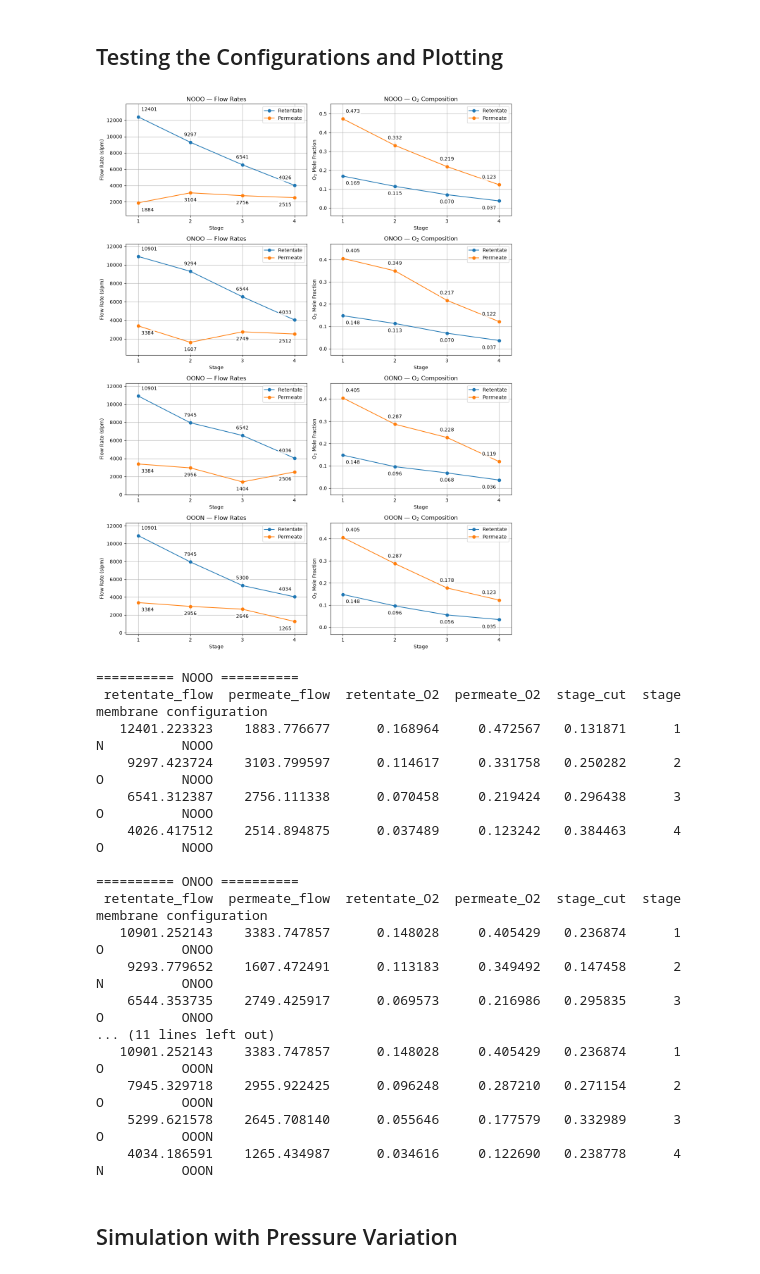
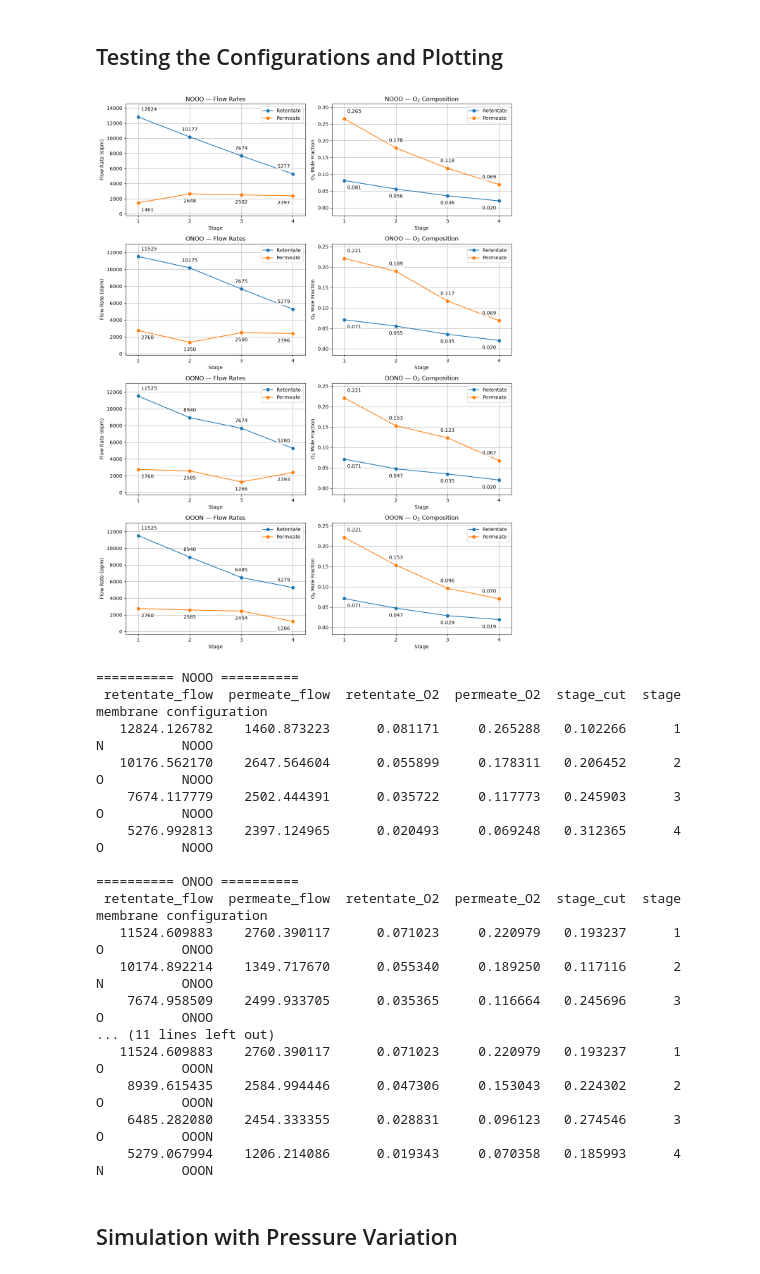
Before and after one commit to loukaab/ECHE362-membrane, a Jupyter notebook: membrane-data.ipynb, the cells around one changed output. Saved outputs shown, nothing was run; the diff lists cells and outputs as text; code cells hidden in the pictures.

```diff
--- a/membrane-data.ipynb
+++ b/membrane-data.ipynb
@@ -1037,7 +1732,7 @@ def annotate_series(ax, x, y, fmt=".2f", position="above"):
 new_area = 2500  # m^2
 feed_flowrate = 14285 # slpm
 feed_p = 115 # psia
-air_O2 = 0.209
+air_O2 = 0.1
 
 old_membrane = {
     "area": 4000,
@@ -1183,50 +1878,50 @@ for row, config in enumerate(configurations):
         df["stage"],
         df["retentate_O2"],
         fmt=".3f",
         position="below"
     )
 
     ax_comp.set_title(f"{config} — O$_2$ Composition")
     ax_comp.set_xlabel("Stage")
     ax_comp.set_ylabel("O$_2$ Mole Fraction")
     ax_comp.set_xticks(df["stage"])
 
     # Extra plotting room for annotations
     ax_comp.margins(x=0.08, y=0.18)
 
     ax_comp.legend()
     ax_comp.grid()
 
 
 plt.tight_layout()
 plt.show()
 
 
 # ========================================
 # PRINT DATAFRAMES
 # ========================================
 
 for config, df in results.items():
     print(f"\n{'=' * 10} {config} {'=' * 10}")
     print(df.to_string(index=False))
 # %% [output]
-[figure, old version]
+[figure, new version]
 ========== NOOO ==========
  retentate_flow  permeate_flow  retentate_O2  permeate_O2  stage_cut  stage membrane configuration
-   12401.223323    1883.776677      0.168964     0.472567   0.131871      1        N          NOOO
-    9297.423724    3103.799597      0.114617     0.331758   0.250282      2        O          NOOO
-    6541.312387    2756.111338      0.070458     0.219424   0.296438      3        O          NOOO
-    4026.417512    2514.894875      0.037489     0.123242   0.384463      4        O          NOOO
+   12824.126782    1460.873223      0.081171     0.265288   0.102266      1        N          NOOO
+   10176.562170    2647.564604      0.055899     0.178311   0.206452      2        O          NOOO
+    7674.117779    2502.444391      0.035722     0.117773   0.245903      3        O          NOOO
+    5276.992813    2397.124965      0.020493     0.069248   0.312365      4        O          NOOO
 
 ========== ONOO ==========
  retentate_flow  permeate_flow  retentate_O2  permeate_O2  stage_cut  stage membrane configuration
-   10901.252143    3383.747857      0.148028     0.405429   0.236874      1        O          ONOO
-    9293.779652    1607.472491      0.113183     0.349492   0.147458      2        N          ONOO
-    6544.353735    2749.425917      0.069573     0.216986   0.295835      3        O          ONOO
+   11524.609883    2760.390117      0.071023     0.220979   0.193237      1        O          ONOO
+   10174.892214    1349.717670      0.055340     0.189250   0.117116      2        N          ONOO
+    7674.958509    2499.933705      0.035365     0.116664   0.245696      3        O          ONOO
 ... (11 lines left out)
-   10901.252143    3383.747857      0.148028     0.405429   0.236874      1        O          OOON
-    7945.329718    2955.922425      0.096248     0.287210   0.271154      2        O          OOON
-    5299.621578    2645.708140      0.055646     0.177579   0.332989      3        O          OOON
-    4034.186591    1265.434987      0.034616     0.122690   0.238778      4        N          OOON
+   11524.609883    2760.390117      0.071023     0.220979   0.193237      1        O          OOON
+    8939.615435    2584.994446      0.047306     0.153043   0.224302      2        O          OOON
+    6485.282080    2454.333355      0.028831     0.096123   0.274546      3        O          OOON
+    5279.067994    1206.214086      0.019343     0.070358   0.185993      4        N          OOON
 # %% [markdown]
 ## Simulation with Pressure Variation
```
Also changed, not shown: parts of 3 cells of this notebook.
